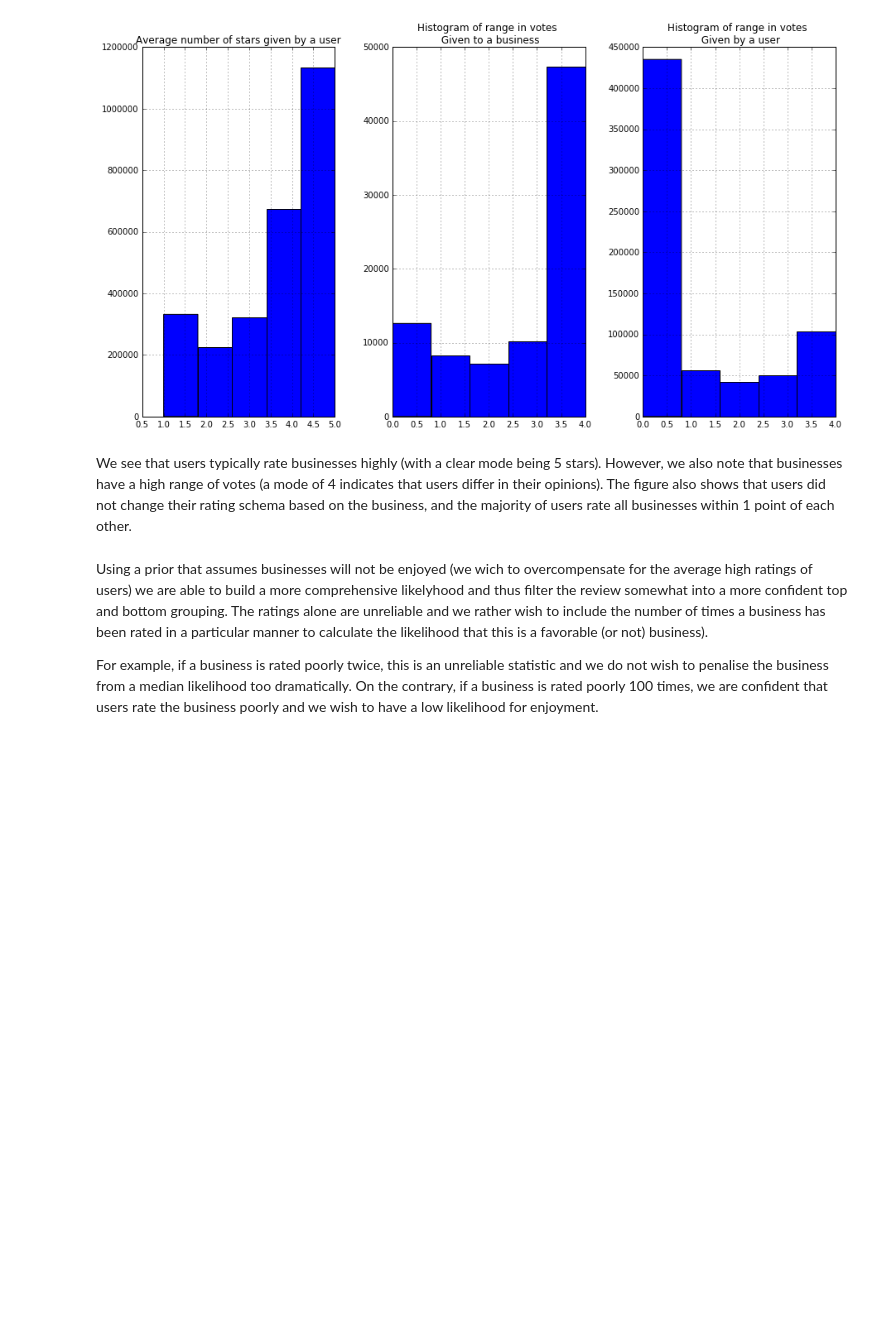
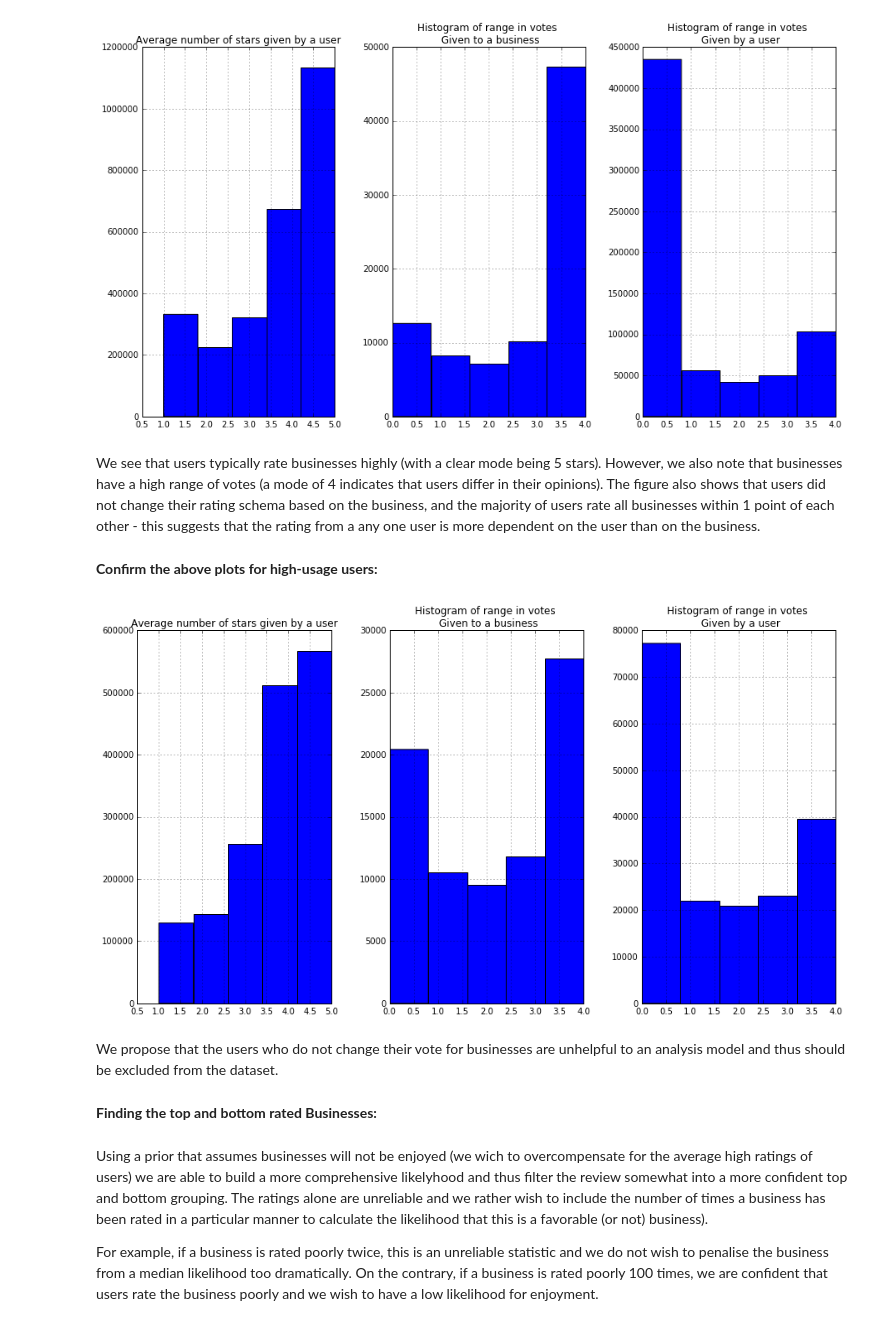
Before and after one commit to NickHoernle/Data-Science-Project-AM209a, a Jupyter notebook: data_exploration/Nick-exploration.ipynb, the cells around one changed output. Cells and saved outputs as stored; diff of their text form; code cells hidden in the pictures; blank space fills up the shorter version.

```diff
--- a/data_exploration/Nick-exploration.ipynb
+++ b/data_exploration/Nick-exploration.ipynb
@@ -152,7 +159,32 @@ plt.show()
 # %% [output]
 [figure]
 # %% [markdown]
-We see that users typically rate businesses highly (with a clear mode being 5 stars). However, we also note that businesses have a high range of votes (a mode of 4 indicates that users differ in their opinions). The figure also shows that users did not change their rating schema based on the business, and the majority of users rate all businesses within 1 point of each other.
+We see that users typically rate businesses highly (with a clear mode being 5 stars). However, we also note that businesses have a high range of votes (a mode of 4 indicates that users differ in their opinions). The figure also shows that users did not change their rating schema based on the business, and the majority of users rate all businesses within 1 point of each other - this suggests that the rating from a any one user is more dependent on the user than on the business.
+# %% [markdown]
+**Confirm the above plots for high-usage users:**
+# %%
+user_ids_of_high_users = users[users.review_count > 15][['user_id']]
+reviews_from_high_users = pd.merge(reviews, user_ids_of_high_users, on='user_id', how='inner')
+
+range_in_business_votes = reviews_from_high_users.groupby(['business_id']).agg({"stars": lambda x: np.max(x)-np.min(x)})
+range_in_user_votes = reviews_from_high_users.groupby(['user_id']).agg({"stars": lambda x: np.max(x)-np.min(x)})
+
+fig, axes = plt.subplots(1,3, figsize=(15,8))
+reviews_from_high_users.hist(column='stars', ax=axes[0], bins=5)
+range_in_business_votes.hist(column='stars', ax=axes[1], bins=5)
+range_in_user_votes.hist(column='stars', ax=axes[2], bins=5)
+
+axes[0].set_title('Average number of stars given by a user')
+axes[1].set_title('Histogram of range in votes \n Given to a business')
+axes[2].set_title('Histogram of range in votes \n Given by a user')
+
+plt.show()
+# %% [output]
+[figure, added]
+# %% [markdown]
+We propose that the users who do not change their vote for businesses are unhelpful to an analysis model and thus should be excluded from the dataset.
+# %% [markdown]
+**Finding the top and bottom rated Businesses:**
 # %%
 def find_mode(values, num_bins):
     bins, edges = np.histogram(values, bins=num_bins)
```
Also changed, not shown: parts of 28 cells of this notebook.
